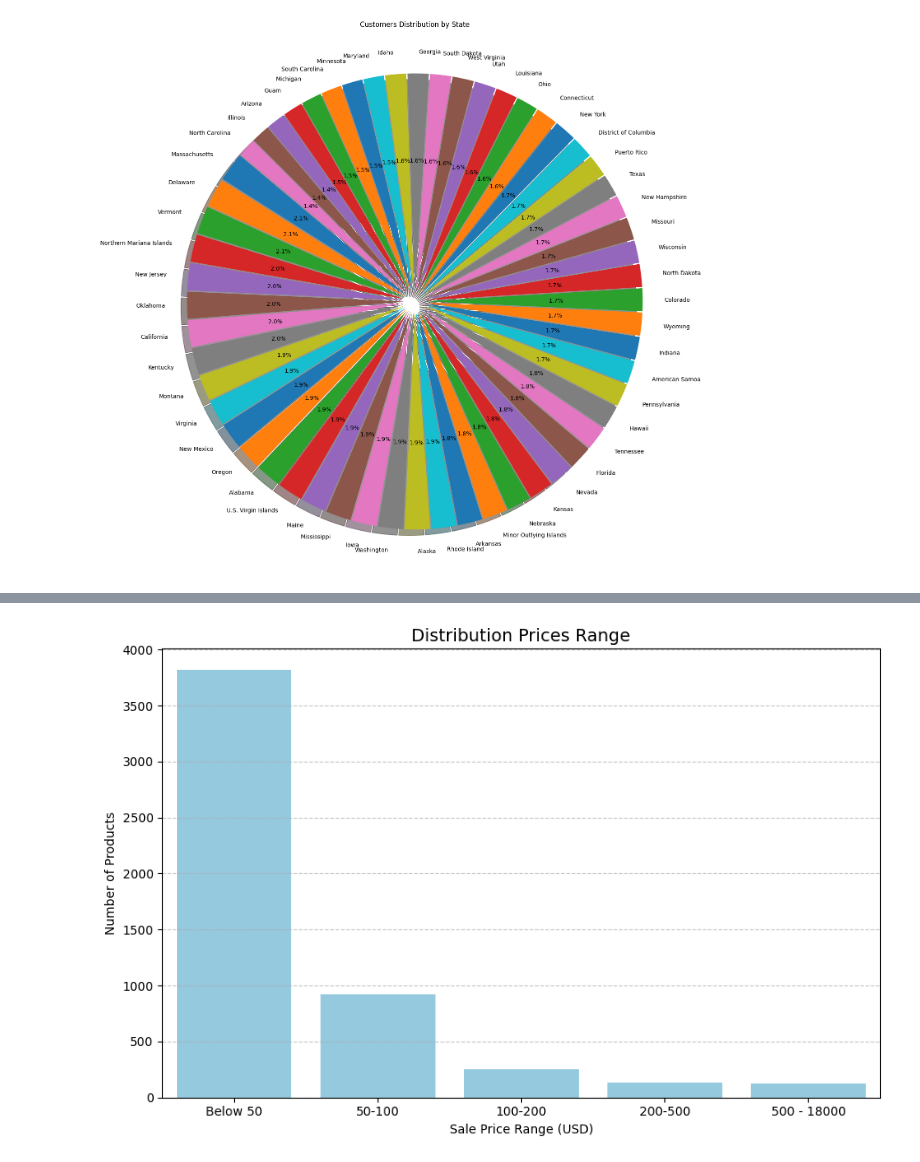
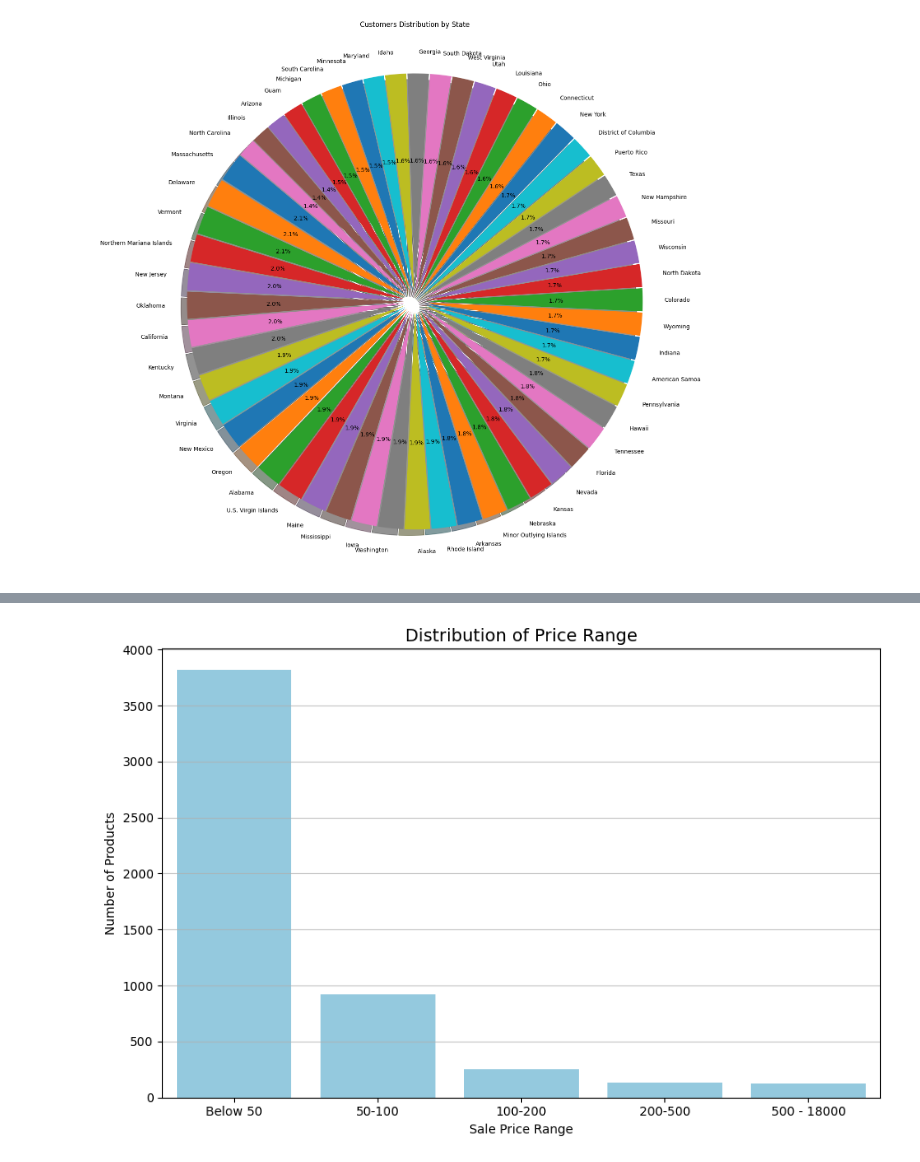
Before and after one commit to philipoladimeji/BD2-JCPenney-Project, a Jupyter notebook: BD2_Assignment_2.ipynb, the cells around one changed output, grey strips where cells are left out. Drawn from its saved outputs; the diff is of its cells as text; code cells hidden in the pictures.

```diff
--- a/BD2_Assignment_2.ipynb
+++ b/BD2_Assignment_2.ipynb
@@ -632,19 +633,18 @@ plt.show()
 # %% [output]
 [figure]
 # %%
-#Visualise products dataset (jcpenney_products_df merged with products_df) showing products diversity
-#Merge the json file and csv file of product data
+#Visualise the products dataset (jcpenney_products_df merged with products_df) showing the products diversity
 
-#change column name to ensure swift merging
+#Making the column name match within the files
 products_json_df.rename(columns={'uniq_id': 'Uniq_id'}, inplace=True)
 
-# merge both dataframes
+#Combine both the json and csv dataframe using Uniq_id column
 new_product_df = pd.merge(products_json_df, products_csv_df, on='Uniq_id')
 
-#Drop identical columns
-columns_to_drop = ['Price', 'Description', 'Name', 'sku', 'Av_Score']
-new_product_df.drop(columns=columns_to_drop, inplace=True)
+#Take any of the columns that has duplicate or not required information
+removing_columns = ['Price', 'Description', 'Name', 'sku', 'Av_Score']
+new_product_df.drop(columns=removing_columns, inplace=True)
 
-# Drop rows with missing value
+#Take off any rows that still have missing value
 new_product_df.dropna(inplace=True)
 # %%
@@ -724,29 +704,29 @@ verified_product_df
 # %%
 #Displayed graph showing the price range of the products
 
-# Convert 'Sale Price' to numeric
+# Convert 'Sale Price' to numeric values
 verified_product_df['Sale Price']= pd.to_numeric(verified_product_df['Sale Price'], errors='coerce')
 
-# Define the bin edges
-bin = [0, 50, 100, 200, 500, 18000] # Max list price is 17122.17 USD, so 18000 is used here as last bin edge.
-
-# Create labels for the bins
+#Define the edge of the bin according to price distribution
+bin = [0, 50, 100, 200, 500, 18000]
 labels = ['Below 50', '50-100', '100-200', '200-500', '500 - 18000']
-# Cut the 'Sale Price' column into bins
-verified_product_df['Price Range'] = pd.cut(verified_product_df['Sale Price'], bins=bin, labels=labels, right=False)
+verified_product_df['Price Range'] = pd.cut(
+    verified_product_df['Sale Price'],
+    bins=bin,
+    labels=labels, right=False)
 
 # Plot a clear histogram
 plt.figure(figsize=(9, 6))
 sns.countplot(data=verified_product_df, x='Price Range', color='skyblue')
 
 # Add chart details
-plt.title("Distribution Prices Range", fontsize=14)
-plt.xlabel('Sale Price Range (USD)')
+plt.title("Distribution of Price Range", fontsize=14)
+plt.xlabel('Sale Price Range')
 plt.ylabel('Number of Products')
-plt.grid(axis='y', linestyle='--', alpha=0.7)
+plt.grid(axis='y', alpha=0.7)
 plt.tight_layout()
 
 # Display the plot
 plt.show()
 # %% [output]
-[figure, old version]
+[figure, new version]
```
Also changed, not shown: parts of 76 cells of this notebook.
